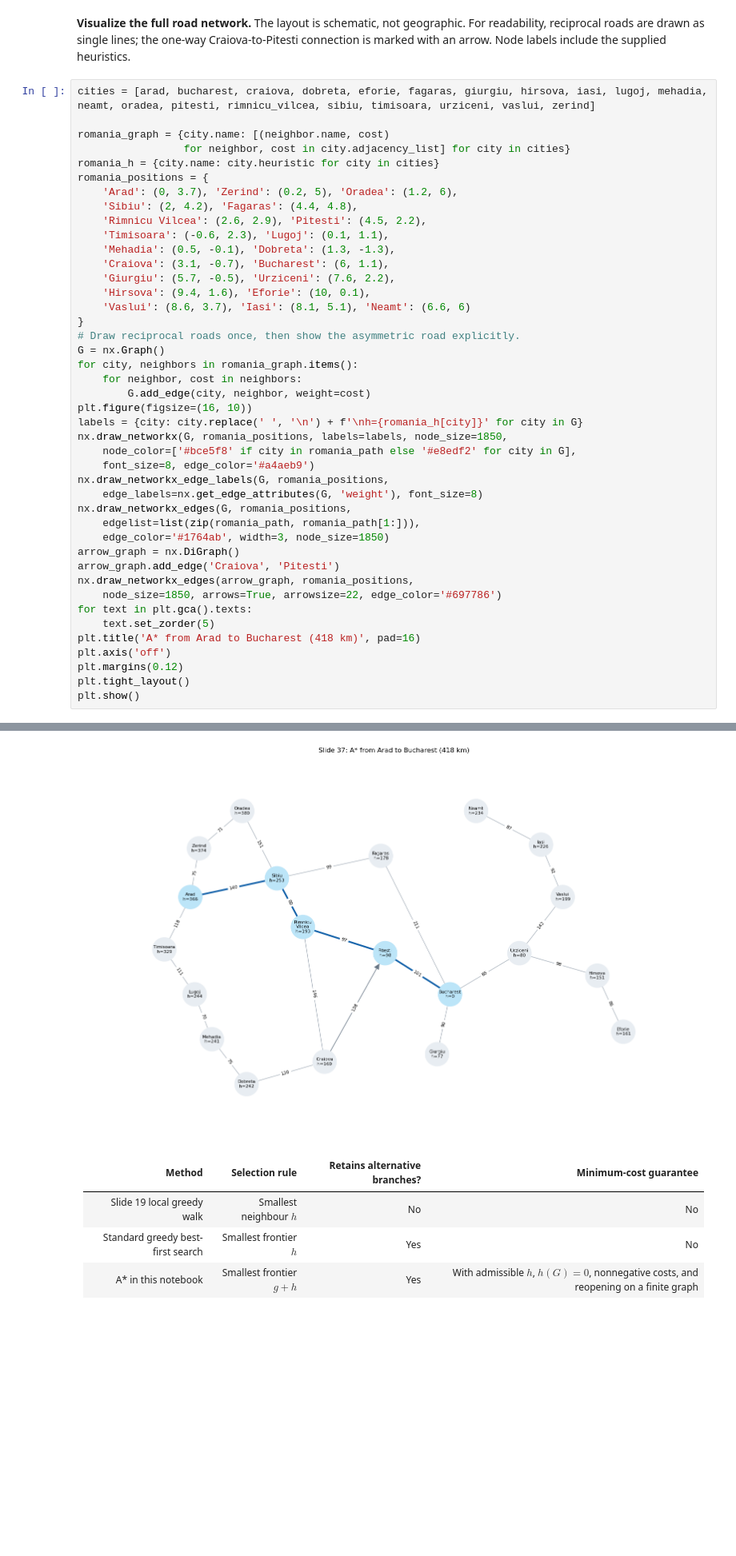
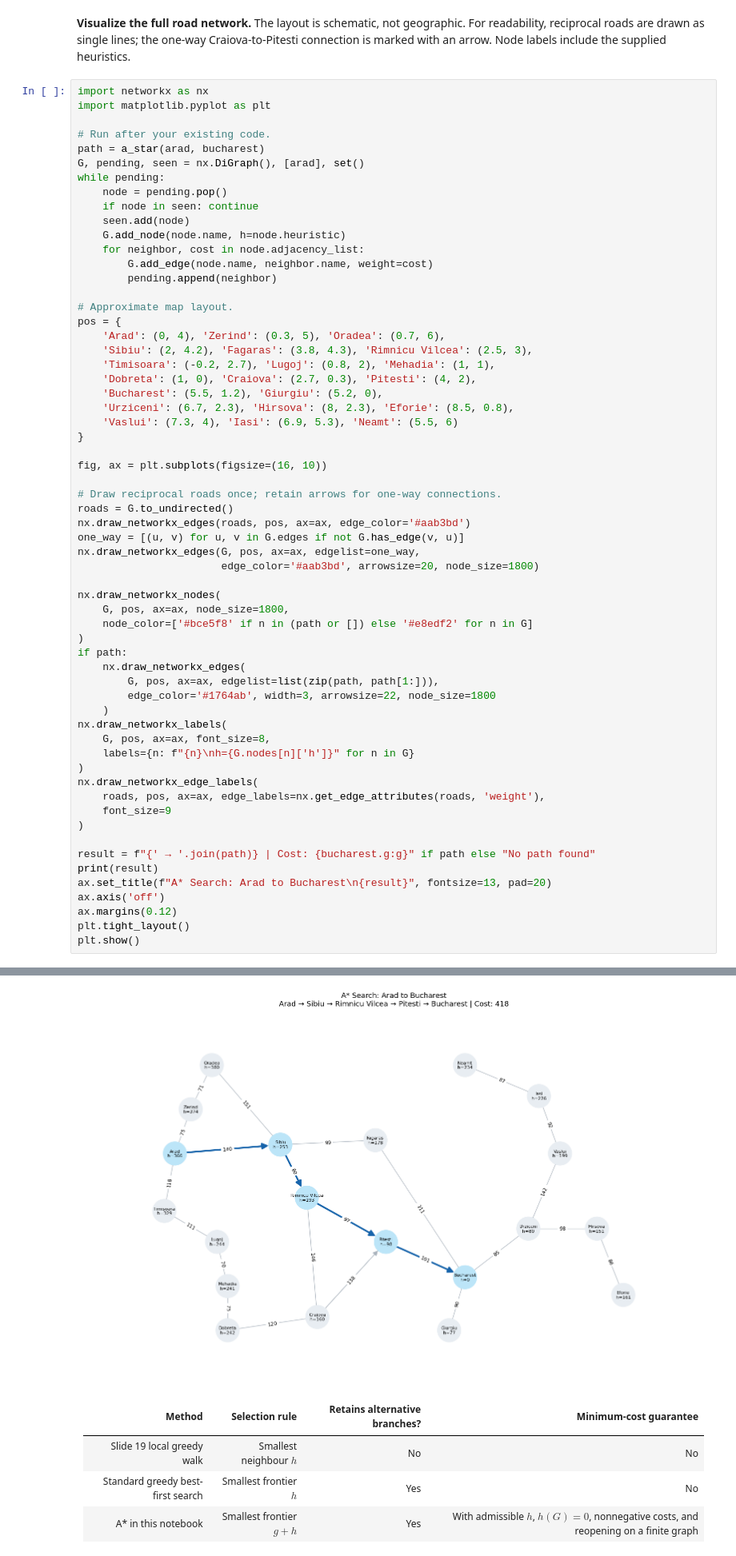
Before and after one commit to jalil-piran/AI, a Jupyter notebook: AI_2026.ipynb, the cells around one changed output, grey strips where cells are left out. Shown at 80% size. Drawn from its saved outputs; the diff is of its cells as text; blank space fills up the shorter version.

```diff
--- a/AI_2026.ipynb
+++ b/AI_2026.ipynb
@@ -1301,46 +747,64 @@ Fagaras first discovers Bucharest at cost 450; Pitesti improves that cost to 418
 # %% [markdown]
 **Visualize the full road network.** The layout is schematic, not geographic. For readability, reciprocal roads are drawn as single lines; the one-way Craiova-to-Pitesti connection is marked with an arrow. Node labels include the supplied heuristics.
 # %%
-cities = [arad, bucharest, craiova, dobreta, eforie, fagaras, giurgiu, hirsova, iasi, lugoj, mehadia, neamt, oradea, pitesti, rimnicu_vilcea, sibiu, timisoara, urziceni, vaslui, zerind]
+import networkx as nx
+import matplotlib.pyplot as plt
 
-romania_graph = {city.name: [(neighbor.name, cost)
-                 for neighbor, cost in city.adjacency_list] for city in cities}
-romania_h = {city.name: city.heuristic for city in cities}
-romania_positions = {
-    'Arad': (0, 3.7), 'Zerind': (0.2, 5), 'Oradea': (1.2, 6),
-    'Sibiu': (2, 4.2), 'Fagaras': (4.4, 4.8),
-    'Rimnicu Vilcea': (2.6, 2.9), 'Pitesti': (4.5, 2.2),
-    'Timisoara': (-0.6, 2.3), 'Lugoj': (0.1, 1.1),
-    'Mehadia': (0.5, -0.1), 'Dobreta': (1.3, -1.3),
-    'Craiova': (3.1, -0.7), 'Bucharest': (6, 1.1),
-    'Giurgiu': (5.7, -0.5), 'Urziceni': (7.6, 2.2),
-    'Hirsova': (9.4, 1.6), 'Eforie': (10, 0.1),
-    'Vaslui': (8.6, 3.7), 'Iasi': (8.1, 5.1), 'Neamt': (6.6, 6)
+# Run after your existing code.
+path = a_star(arad, bucharest)
+G, pending, seen = nx.DiGraph(), [arad], set()
+while pending:
+    node = pending.pop()
+    if node in seen: continue
+    seen.add(node)
+    G.add_node(node.name, h=node.heuristic)
+    for neighbor, cost in node.adjacency_list:
+        G.add_edge(node.name, neighbor.name, weight=cost)
+        pending.append(neighbor)
+
+# Approximate map layout.
+pos = {
+    'Arad': (0, 4), 'Zerind': (0.3, 5), 'Oradea': (0.7, 6),
+    'Sibiu': (2, 4.2), 'Fagaras': (3.8, 4.3), 'Rimnicu Vilcea': (2.5, 3),
+    'Timisoara': (-0.2, 2.7), 'Lugoj': (0.8, 2), 'Mehadia': (1, 1),
+    'Dobreta': (1, 0), 'Craiova': (2.7, 0.3), 'Pitesti': (4, 2),
+    'Bucharest': (5.5, 1.2), 'Giurgiu': (5.2, 0),
+    'Urziceni': (6.7, 2.3), 'Hirsova': (8, 2.3), 'Eforie': (8.5, 0.8),
+    'Vaslui': (7.3, 4), 'Iasi': (6.9, 5.3), 'Neamt': (5.5, 6)
 }
-# Draw reciprocal roads once, then show the asymmetric road explicitly.
-G = nx.Graph()
-for city, neighbors in romania_graph.items():
-    for neighbor, cost in neighbors:
-        G.add_edge(city, neighbor, weight=cost)
-plt.figure(figsize=(16, 10))
-labels = {city: city.replace(' ', '\n') + f'\nh={romania_h[city]}' for city in G}
-nx.draw_networkx(G, romania_positions, labels=labels, node_size=1850,
-    node_color=['#bce5f8' if city in romania_path else '#e8edf2' for city in G],
-    font_size=8, edge_color='#a4aeb9')
-nx.draw_networkx_edge_labels(G, romania_positions,
-    edge_labels=nx.get_edge_attributes(G, 'weight'), font_size=8)
-nx.draw_networkx_edges(G, romania_positions,
-    edgelist=list(zip(romania_path, romania_path[1:])),
-    edge_color='#1764ab', width=3, node_size=1850)
-arrow_graph = nx.DiGraph()
-arrow_graph.add_edge('Craiova', 'Pitesti')
-nx.draw_networkx_edges(arrow_graph, romania_positions,
-    node_size=1850, arrows=True, arrowsize=22, edge_color='#697786')
-for text in plt.gca().texts:
-    text.set_zorder(5)
-plt.title('A* from Arad to Bucharest (418 km)', pad=16)
-plt.axis('off')
-plt.margins(0.12)
+
+fig, ax = plt.subplots(figsize=(16, 10))
+
+# Draw reciprocal roads once; retain arrows for one-way connections.
+roads = G.to_undirected()
+nx.draw_networkx_edges(roads, pos, ax=ax, edge_color='#aab3bd')
+one_way = [(u, v) for u, v in G.edges if not G.has_edge(v, u)]
+nx.draw_networkx_edges(G, pos, ax=ax, edgelist=one_way,
+                       edge_color='#aab3bd', arrowsize=20, node_size=1800)
+
+nx.draw_networkx_nodes(
+    G, pos, ax=ax, node_size=1800,
+    node_color=['#bce5f8' if n in (path or []) else '#e8edf2' for n in G]
+)
+if path:
+    nx.draw_networkx_edges(
+        G, pos, ax=ax, edgelist=list(zip(path, path[1:])),
+        edge_color='#1764ab', width=3, arrowsize=22, node_size=1800
+    )
+nx.draw_networkx_labels(
+    G, pos, ax=ax, font_size=8,
+    labels={n: f"{n}\nh={G.nodes[n]['h']}" for n in G}
+)
+nx.draw_networkx_edge_labels(
+    roads, pos, ax=ax, edge_labels=nx.get_edge_attributes(roads, 'weight'),
+    font_size=9
+)
+
+result = f"{' → '.join(path)} | Cost: {bucharest.g:g}" if path else "No path found"
+print(result)
+ax.set_title(f"A* Search: Arad to Bucharest\n{result}", fontsize=13, pad=20)
+ax.axis('off')
+ax.margins(0.12)
 plt.tight_layout()
 plt.show()
 # %% [output]
@@ -1347,4 +812,4 @@ plt.show()
-[figure, old version]
+[figure, new version]
 # %% [markdown]
 | Method | Selection rule | Retains alternative branches? | Minimum-cost guarantee |
 |---|---|---|---|
```
Also changed, not shown: parts of 7 cells of this notebook.
